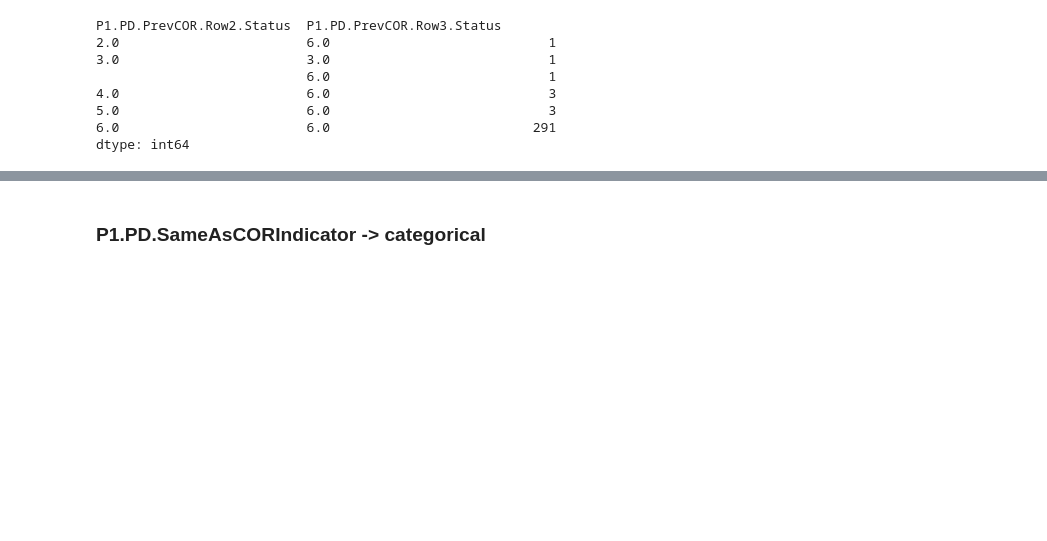
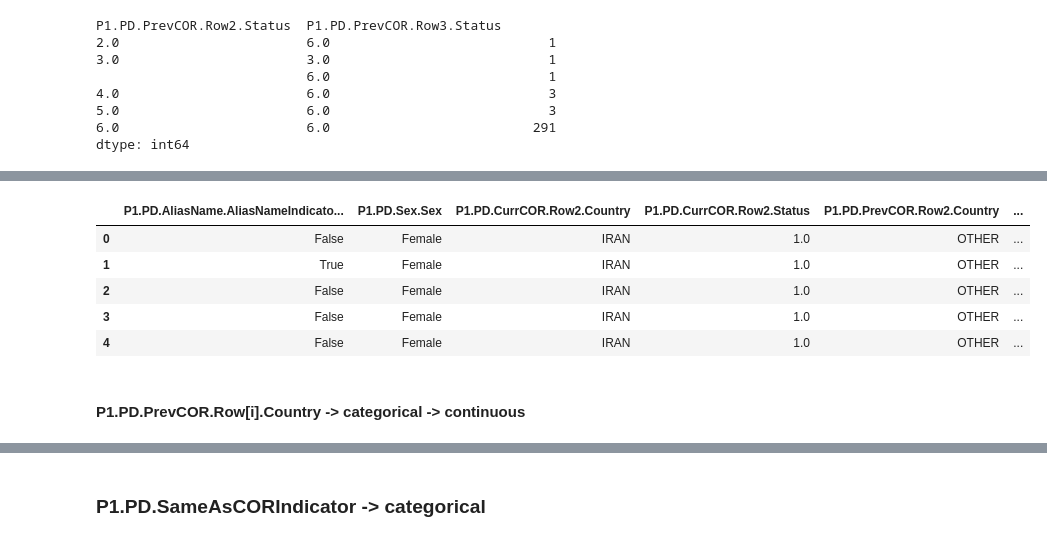
Before and after one commit to Nikronic/visaland-visa-form-utility, a Jupyter notebook: notebooks/data_exploration_dev.ipynb, the cells around one changed output, grey strips where cells are left out. Saved outputs shown, nothing was run; the diff lists cells and outputs as text; code cells hidden in the pictures; blank space fills up the shorter version.

Commit message:
now includes `P1.PD.PrevCOR.Row[2|3].Country` as numeric via GDP

```diff
--- a/notebooks/data_exploration_dev.ipynb
+++ b/notebooks/data_exploration_dev.ipynb
@@ -574,14 +574,14 @@ dtype: int64
 # %%
 from functools import reduce
 import re
-r = re.compile('P1.PD.PrevCOR.Row..s')
+r = re.compile('P1.PD.PrevCOR.Row..Period')
 mask = np.isin(data.columns.values, list(filter(r.match, data.columns.values)))
 feature_names = list(data.columns.values[mask])
 
 
 def previous_residency_country_count(series: pd.Series):
     # 6 means no previous country of residency
-    return reduce(lambda x, y: 2 - np.sum(np.isin([x, y], [6])), series)
+    return reduce(lambda x, y: 2 - np.sum(np.isin([x, y], [0])), series)
 
 
 # replace rows of previous country of residency to count of them
@@ -590,5 +590,4 @@ data = data.rename(
     columns={previous_residency_country_count.__name__: 'P1.PD.PrevCOR.Row.Count'})
 
 # delete redundant columns tnx to newly created 'P1.PD.PrevCOR.Row.Count'
-data.drop(['P1.PD.PrevCOR.Row2.Country', 'P1.PD.PrevCOR.Row2.Status', 'P1.PD.PrevCOR.Row3.Country',
-          'P1.PD.PrevCOR.Row3.Status', 'P1.PD.PCRIndicator'], axis=1, inplace=True)
+data.drop(['P1.PD.PrevCOR.Row2.Status', 'P1.PD.PrevCOR.Row3.Status', 'P1.PD.PCRIndicator'], axis=1, inplace=True)
@@ -594,0 +619,11 @@ data.drop(['P1.PD.PrevCOR.Row2.Country', 'P1.PD.PrevCOR.Row2.Status', 'P1.PD.Pre
+# %%
+data.head()
+# %% [output]
+|  | P1.PD.AliasName.AliasNameIndicato... | P1.PD.Sex.Sex | P1.PD.CurrCOR.Row2.Country | P1.PD.CurrCOR.Row2.Status | P1.PD.PrevCOR.Row2.Country | ... |
+| 0 | False | Female | IRAN | 1.0 | OTHER | ... |
+| 1 | True | Female | IRAN | 1.0 | OTHER | ... |
+| 2 | False | Female | IRAN | 1.0 | OTHER | ... |
+| 3 | False | Female | IRAN | 1.0 | OTHER | ... |
+| 4 | False | Female | IRAN | 1.0 | OTHER | ... |
+# %% [markdown]
+#### P1.PD.PrevCOR.Row[i].Country -> categorical -> continuous
```
Also changed, not shown: parts of 12 cells of this notebook.
